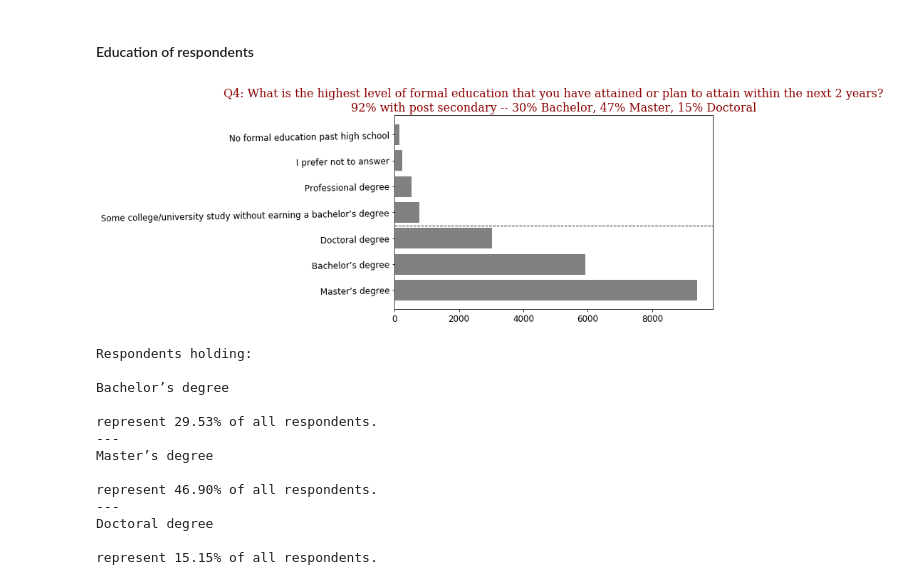
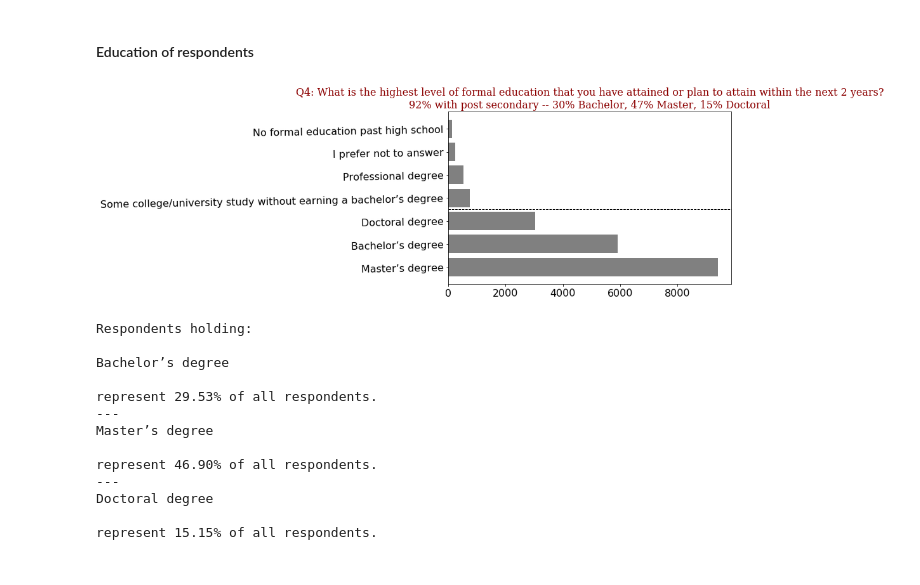
Before and after one commit to stepan-o/data-science-program-design, a Jupyter notebook: data-science-program-design.ipynb, the cells around one changed output. Saved outputs shown, nothing was run; the diff lists cells and outputs as text; code cells hidden in the pictures.

```diff
--- a/data-science-program-design.ipynb
+++ b/data-science-program-design.ipynb
@@ -138,5 +133,6 @@ pd.set_option('display.max_colwidth', 0)
 # %%
 def plot_bars_with_minmax(series_to_plot, title, horizontal=False, color='gray',
+                          fig_height=5, fig_width=8,
                           xlabel="", ylabel="", tick_label_size=16,
                           with_minmax=True, with_mean=True,
                           min_border=0.95, max_border=0.99, minmax_width=0.5,
@@ -163,7 +159,7 @@ def plot_bars_with_minmax(series_to_plot, title, horizontal=False, color='gray',
     font = dict(family='serif', color='darkred', weight='normal', size=16)
 
     # create figure and axis
-    fig, ax = plt.subplots(1, figsize=(8, 5))
+    fig, ax = plt.subplots(1, figsize=(fig_width, fig_height))
 
     if horizontal:
         # plot a horizontal bar chart from input Series
@@ -245,12 +353,15 @@ multiple_choice_path = os.path.join(base_dir, 'multipleChoiceResponses.csv')
 free_form_path = os.path.join(base_dir, 'freeFormResponses.csv')
 survey_schema_path = os.path.join(base_dir, 'SurveySchema.csv')
 
-multiple_choice = pd.read_csv(multiple_choice_path)
-question_list = multiple_choice.loc[0]
-responses_only = multiple_choice.loc[1:]
-responses_only['Time from Start to Finish (seconds)']\
-    = responses_only['Time from Start to Finish (seconds)'].astype('int')
-free_form = pd.read_csv(free_form_path)
+question_list = pd.read_csv(multiple_choice_path, nrows=1)
+question_list = question_list.iloc[0]
+
+responses_only = pd.read_csv(multiple_choice_path, low_memory=False)
+responses_only = responses_only.drop(0)
+
+responses_only['Time from Start to Finish (seconds)'] = \
+    responses_only['Time from Start to Finish (seconds)'].astype('int')
+free_form = pd.read_csv(free_form_path, low_memory=False)
 survey_schema = pd.read_csv(survey_schema_path)
 # %% [markdown]
 #### Survey questions
@@ -401,15 +513,15 @@ represent 46.46% of all respondents.
 # %%
 question = 'Q4'
 comment = '92% with post secondary -- 30% Bachelor, 47% Master, 15% Doctoral'
 
 series_to_plot = responses_only[question].value_counts()
 title = question + ': ' + question_list[question] + '\n' + comment
 
 plot_bars_with_minmax(series_to_plot, title, horizontal=True,
                       with_mean=False, with_minmax=False, sup_line=2.5,
-                      tick_label_size=12)
+                      tick_label_size=16)
 # %% [output]
-[figure, old version]
+[figure, new version]
 # %%
 print("Respondents holding:\n")
 print(series_to_plot.index[1])
```
Also changed, not shown: parts of 69 cells of this notebook.
